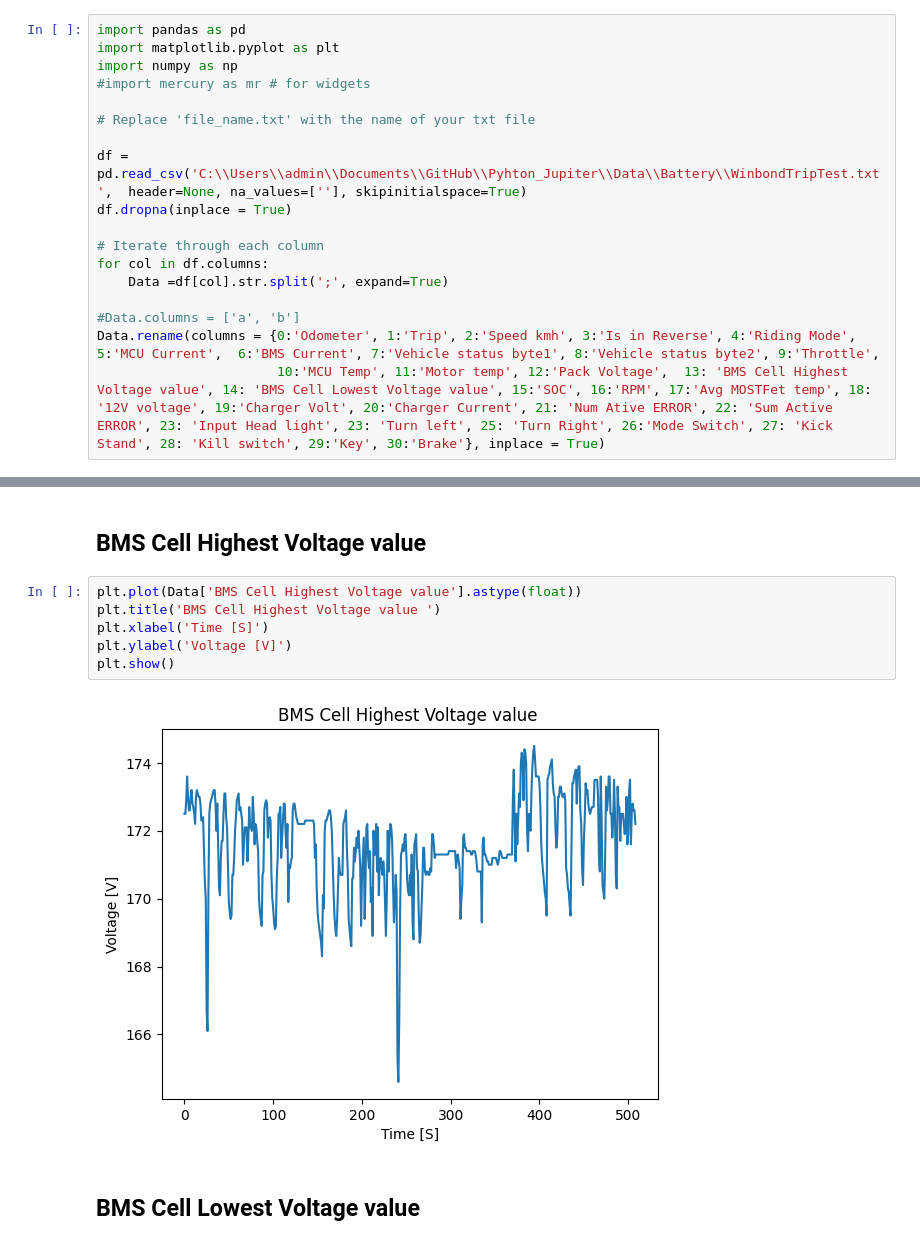
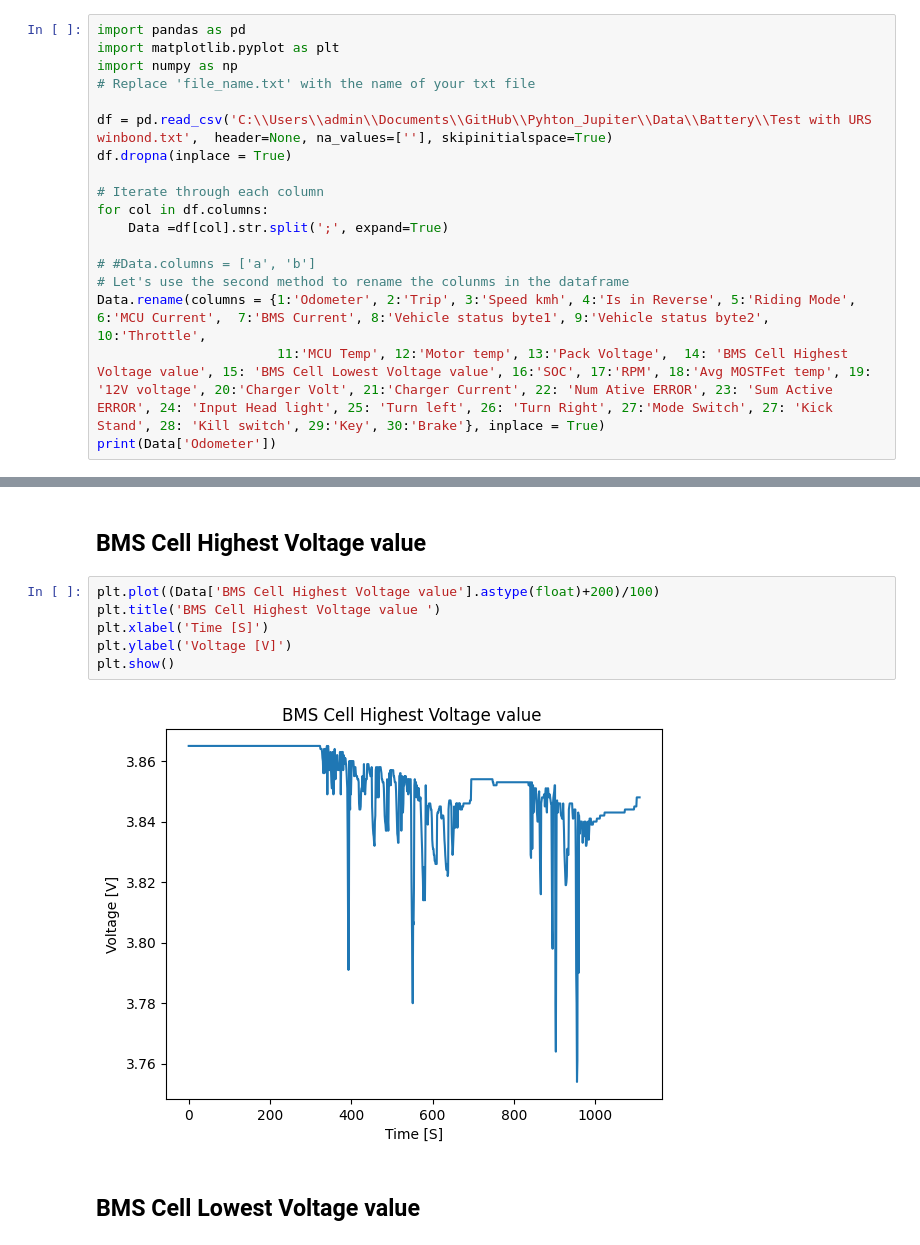
Before and after one commit to Bamamou/Pyhton_Jupiter, a Jupyter notebook: Data/Battery/Windbond_data.ipynb, the cells around one changed output, grey strips where cells are left out. Saved outputs shown, nothing was run; the diff lists cells and outputs as text.

Commit message:
The Winbond draft is Okay

```diff
--- a/Data/Battery/Windbond_data.ipynb
+++ b/Data/Battery/Windbond_data.ipynb
@@ -2,17 +2,17 @@
 import pandas as pd
 import matplotlib.pyplot as plt
 import numpy as np
-#import mercury as mr # for widgets
-
 # Replace 'file_name.txt' with the name of your txt file
 
-df = pd.read_csv('C:\\Users\\admin\\Documents\\GitHub\\Pyhton_Jupiter\\Data\\Battery\\WinbondTripTest.txt',  header=None, na_values=[''], skipinitialspace=True)
+df = pd.read_csv('C:\\Users\\admin\\Documents\\GitHub\\Pyhton_Jupiter\\Data\\Battery\\Test with URS winbond.txt',  header=None, na_values=[''], skipinitialspace=True)
 df.dropna(inplace = True)
 
 # Iterate through each column
 for col in df.columns:
     Data =df[col].str.split(';', expand=True)
 
-#Data.columns = ['a', 'b']
-Data.rename(columns = {0:'Odometer', 1:'Trip', 2:'Speed kmh', 3:'Is in Reverse', 4:'Riding Mode',  5:'MCU Current',  6:'BMS Current', 7:'Vehicle status byte1', 8:'Vehicle status byte2', 9:'Throttle',
-                       10:'MCU Temp', 11:'Motor temp', 12:'Pack Voltage',  13: 'BMS Cell Highest Voltage value', 14: 'BMS Cell Lowest Voltage value', 15:'SOC', 16:'RPM', 17:'Avg MOSTFet temp', 18: '12V voltage', 19:'Charger Volt', 20:'Charger Current', 21: 'Num Ative ERROR', 22: 'Sum Active ERROR', 23: 'Input Head light', 23: 'Turn left', 25: 'Turn Right', 26:'Mode Switch', 27: 'Kick Stand', 28: 'Kill switch', 29:'Key', 30:'Brake'}, inplace = True)
+# #Data.columns = ['a', 'b']
+# Let's use the second method to rename the colunms in the dataframe
+Data.rename(columns = {1:'Odometer', 2:'Trip', 3:'Speed kmh', 4:'Is in Reverse', 5:'Riding Mode',  6:'MCU Current',  7:'BMS Current', 8:'Vehicle status byte1', 9:'Vehicle status byte2', 10:'Throttle',
+                       11:'MCU Temp', 12:'Motor temp', 13:'Pack Voltage',  14: 'BMS Cell Highest Voltage value', 15: 'BMS Cell Lowest Voltage value', 16:'SOC', 17:'RPM', 18:'Avg MOSTFet temp', 19: '12V voltage', 20:'Charger Volt', 21:'Charger Current', 22: 'Num Ative ERROR', 23: 'Sum Active ERROR', 24: 'Input Head light', 25: 'Turn left', 26: 'Turn Right', 27:'Mode Switch', 27: 'Kick Stand', 28: 'Kill switch', 29:'Key', 30:'Brake'}, inplace = True)
+print(Data['Odometer'])
@@ -95,13 +138,13 @@ plt.show()
 # %% [markdown]
 ## BMS Cell Highest Voltage value
 # %%
-plt.plot(Data['BMS Cell Highest Voltage value'].astype(float))
+plt.plot((Data['BMS Cell Highest Voltage value'].astype(float)+200)/100)
 plt.title('BMS Cell Highest Voltage value ')
 plt.xlabel('Time [S]')
 plt.ylabel('Voltage [V]')
 plt.show()
 # %% [output]
-[figure, old version]
+[figure, new version]
 # %% [markdown]
 ## BMS Cell Lowest Voltage value
 # %%
```
Also changed, not shown: parts of 20 cells of this notebook, 2 other files.
